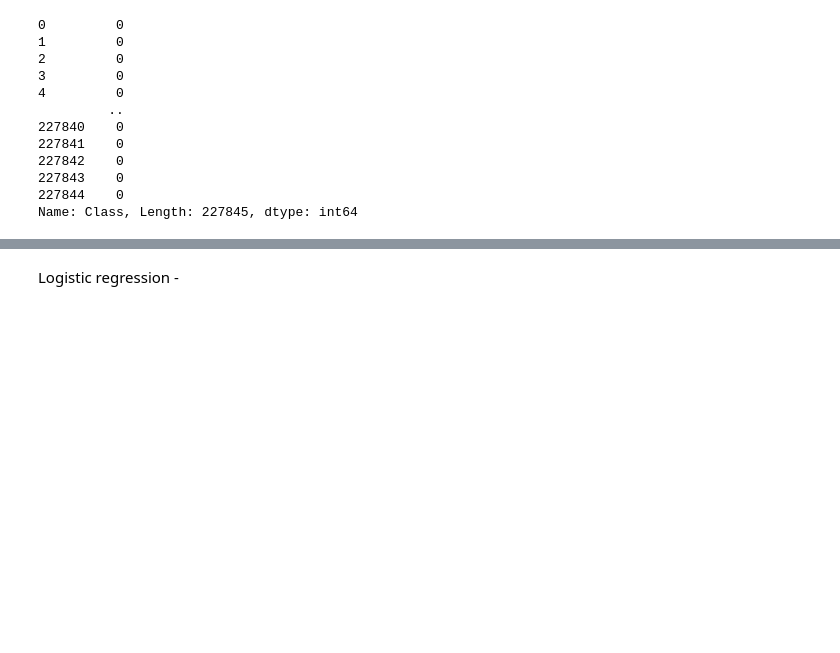
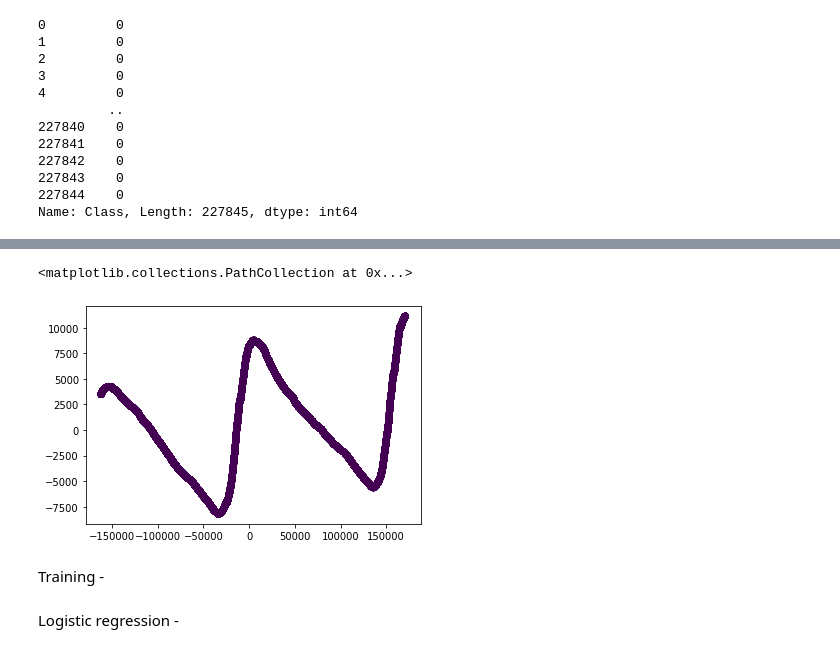
Before and after one commit to SkyXen/IITBBS_GC_Team26_PS03, a Jupyter notebook: model.ipynb, the cells around one changed output, grey strips where cells are left out. Saved outputs shown, nothing was run; the diff lists cells and outputs as text; code cells hidden in the pictures; blank space fills up the shorter version.

```diff
--- a/model.ipynb
+++ b/model.ipynb
@@ -46,0 +49,6 @@ Name: Class, Length: 227845, dtype: int64
+# %%
+from sklearn.decomposition import PCA
+
+pca = PCA(n_components=2)
+datapca = pca.fit_transform(data)
+datapca
@@ -47,3 +63,10 @@ Name: Class, Length: 227845, dtype: int64
+# %%
+plt.scatter(datapca[:,0], datapca[:,1], c=y)
+# %% [output]
+<matplotlib.collections.PathCollection at 0x...>
+[figure, added]
+# %% [markdown]
+Training -
 # %%
 # Common imports
 from sklearn.model_selection import train_test_split
```
Also changed, not shown: parts of 2 cells of this notebook.
